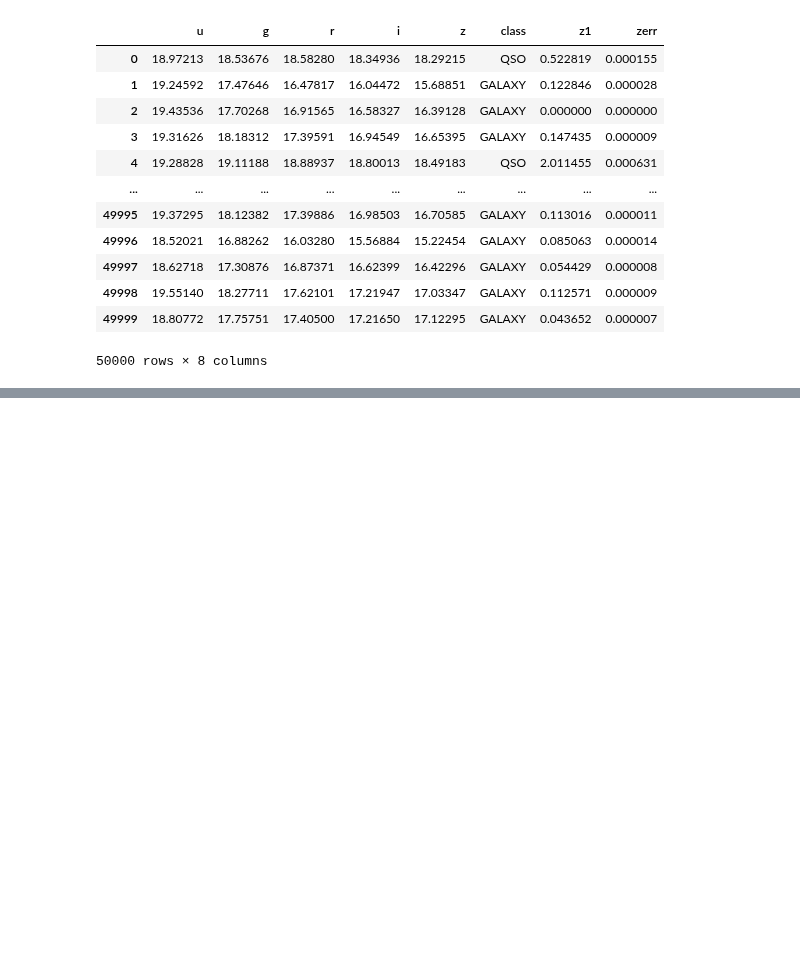
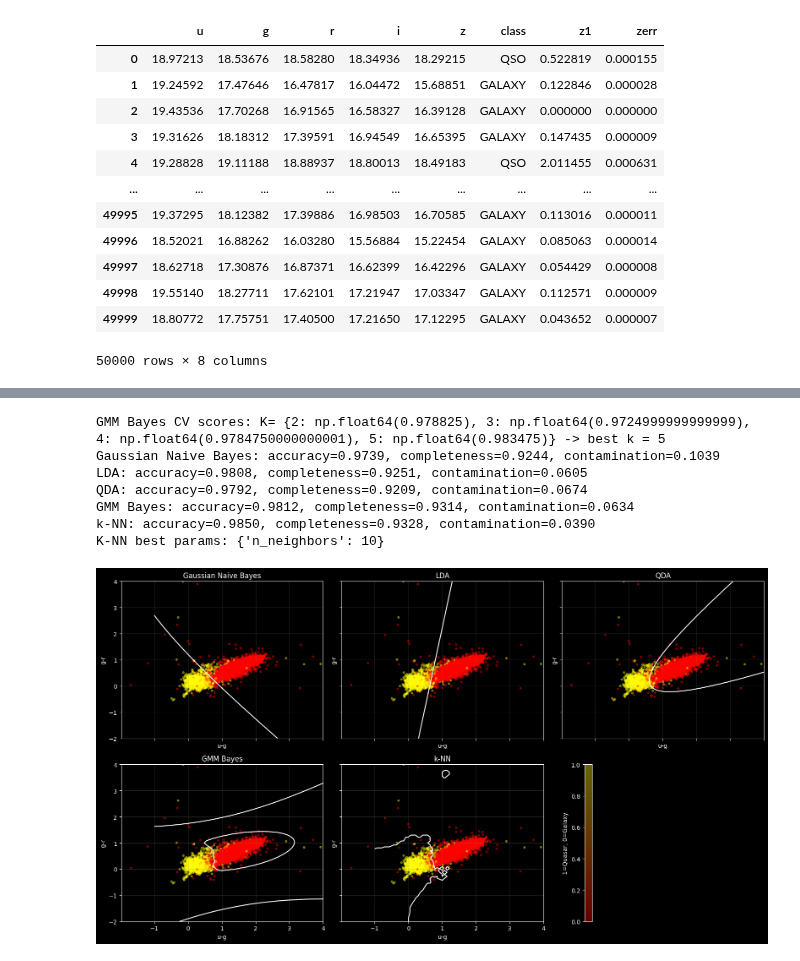
Before and after one commit to RiccardoFanton/astrostatistics_bicocca_2026, a Jupyter notebook: working/Lecture_19.ipynb, the cells around one changed output, grey strips where cells are left out. Cells and saved outputs as stored; diff of their text form; code cells hidden in the pictures; blank space fills up the shorter version.

```diff
--- a/working/Lecture_19.ipynb
+++ b/working/Lecture_19.ipynb
@@ -241,0 +259,59 @@ plt.show()
+# %%
+#try to compact the code above and introduve the cross validation for GMM and KNN
+
+X_train, X_test, y_train, y_test = train_test_split(
+    staring_x, Target, test_size=0.2, random_state=42)
+
+# grid as before
+xx, yy = np.meshgrid(np.linspace(-1, 4, 71), np.linspace(-2, 4, 81))
+X_grid = np.c_[xx.ravel(), yy.ravel(),
+               np.full(xx.size, X_train[:, 2].mean()),
+               np.full(xx.size, X_train[:, 3].mean())]
+
+# manually CV ONLY on the training set for the number of components of GMM (never touch the test set before the end)
+scores = {k: cross_val_score(GMMBayes(k), X_train, y_train, cv=5).mean()
+          for k in range(2, 6)}  #try k from 2 to 6
+best_k = max(scores, key=scores.get)
+print('GMM Bayes CV scores: K=', scores, '-> best k =', best_k)
+
+models = {
+    'Gaussian Naive Bayes': GaussianNB(),
+    'LDA': LDA(),
+    'QDA': QDA(),
+    'GMM Bayes': GMMBayes(best_k),
+    'k-NN': GridSearchCV(KNeighborsClassifier(), {'n_neighbors': [1, 3, 5, 10, 20, 50]}, cv=5),
+}   #do cross validation also for KNN (the GMM is different because it didn't like this way, boh)
+
+fig, axes = plt.subplots(2, 3, figsize=(16, 9), sharex=True, sharey=True)   #compact all plots
+axes = axes.ravel()
+
+for ax, (name, model) in zip(axes, models.items()): #this is the same for every model above
+    model.fit(X_train, y_train)
+    pred = model.predict(X_test)
+    comp, cont = completeness_contamination(pred, y_test)
+    print(f'{name}: accuracy={model.score(X_test, y_test):.4f}, '
+          f'completeness={comp:.4f}, contamination={cont:.4f}')
+    if name == 'k-NN':
+        print('K-NN best params:', model.best_params_)
+
+    Z = model.predict_proba(X_grid)[:, 1].reshape(xx.shape)
+    sc = ax.scatter(X_test[:, 0], X_test[:, 1], c=y_test, s=10,
+                    cmap='autumn', alpha=0.4)
+    ax.contour(xx, yy, Z, levels=[0.5], colors='white')
+    ax.set_title(name)
+    ax.set_xlabel('u-g'); ax.set_ylabel('g-r')
+    ax.grid(color='grey', alpha=0.3)
+
+axes[-1].axis('off')   #empty last plot
+fig.colorbar(sc, ax=axes[-1], label='1=Quasar, 0=Galaxy', location='left')
+plt.tight_layout()
+plt.show()
+# %% [output]
+GMM Bayes CV scores: K= {2: np.float64(0.978825), 3: np.float64(0.9724999999999999), 4: np.float64(0.9784750000000001), 5: np.float64(0.983475)} -> best k = 5
+Gaussian Naive Bayes: accuracy=0.9739, completeness=0.9244, contamination=0.1039
+LDA: accuracy=0.9808, completeness=0.9251, contamination=0.0605
+QDA: accuracy=0.9792, completeness=0.9209, contamination=0.0674
+GMM Bayes: accuracy=0.9812, completeness=0.9314, contamination=0.0634
+k-NN: accuracy=0.9850, completeness=0.9328, contamination=0.0390
+K-NN best params: {'n_neighbors': 10}
+[figure, added]
```
Also changed, not shown: parts of 5 cells of this notebook.
